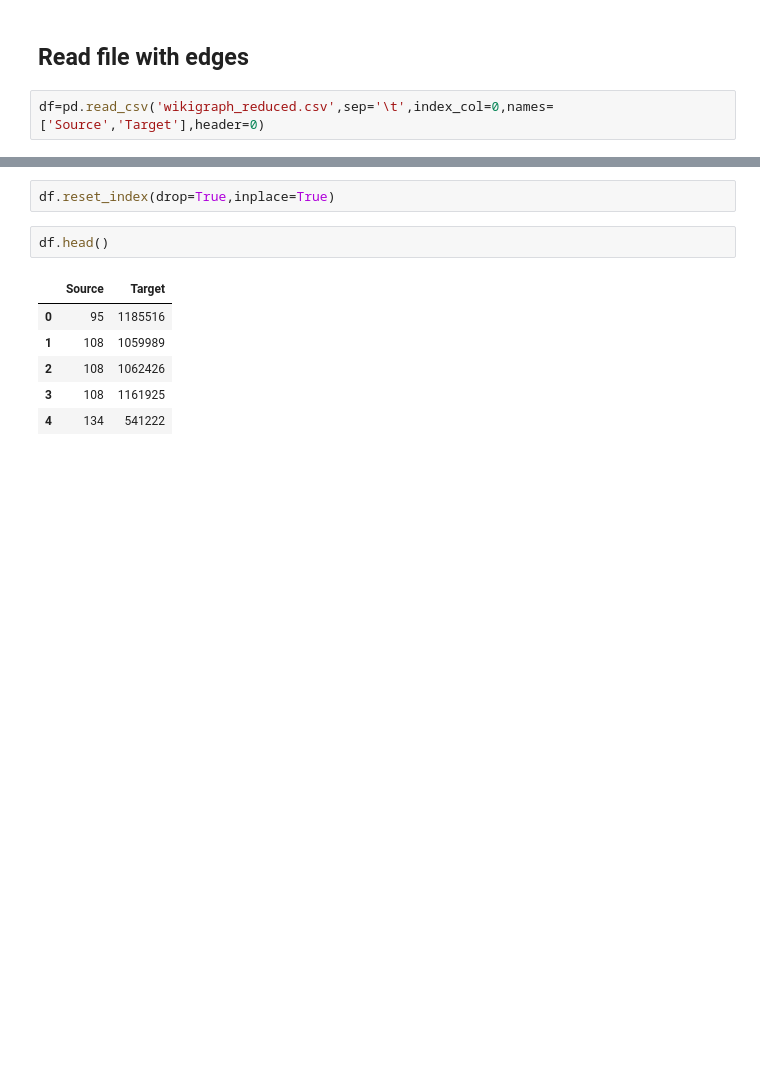
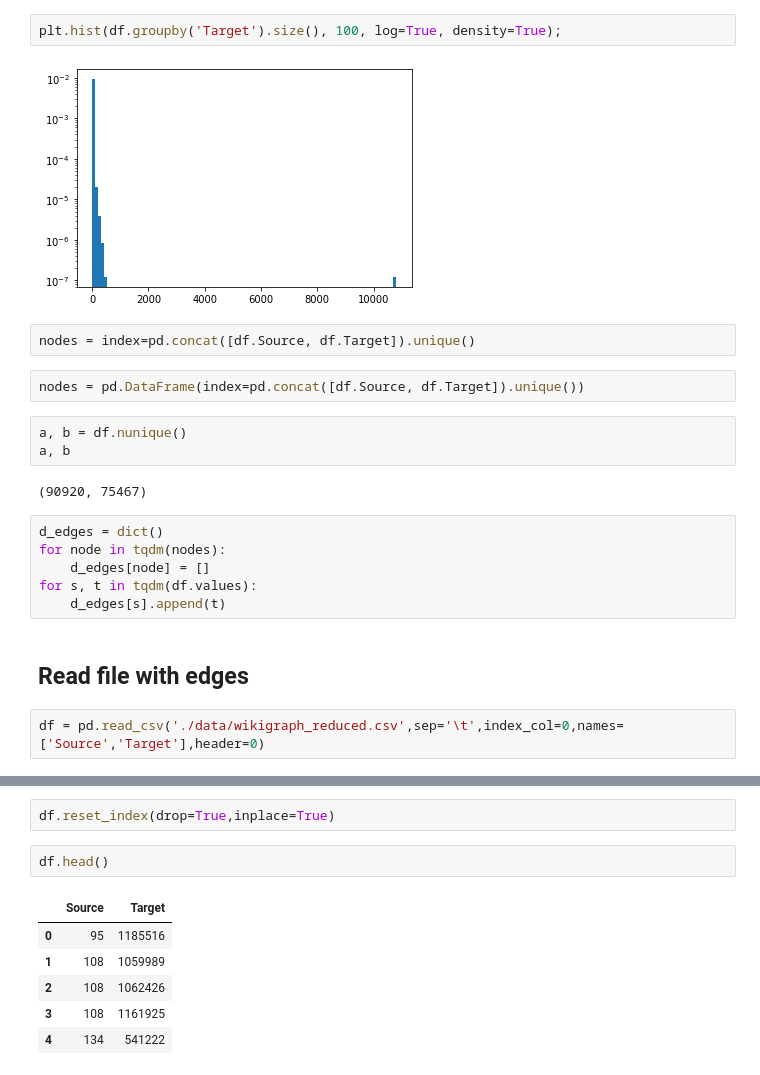
Before and after one commit to nicolac1999/ADM-HW5, a Jupyter notebook: hm5_29_12.ipynb, the cells around one changed output, grey strips where cells are left out. Drawn from its saved outputs; the diff is of its cells as text; blank space fills up the shorter version.

```diff
--- a/hm5_29_12.ipynb
+++ b/hm5_29_12.ipynb
@@ -11,4 +168,23 @@ import statistics
+# %%
+plt.hist(df.groupby('Target').size(), 100, log=True, density=True);
+# %% [output]
+[figure, added]
+# %%
+nodes = index=pd.concat([df.Source, df.Target]).unique()
+# %%
+nodes = pd.DataFrame(index=pd.concat([df.Source, df.Target]).unique())
+# %%
+a, b = df.nunique()
+a, b
+# %% [output]
+(90920, 75467)
+# %%
+d_edges = dict()
+for node in tqdm(nodes):
+    d_edges[node] = []
+for s, t in tqdm(df.values):
+    d_edges[s].append(t)
 # %% [markdown]
 ## Read file with edges
 # %%
-df=pd.read_csv('wikigraph_reduced.csv',sep='\t',index_col=0,names=['Source','Target'],header=0)
+df = pd.read_csv('./data/wikigraph_reduced.csv',sep='\t',index_col=0,names=['Source','Target'],header=0)
```
Also changed, not shown: parts of 15 cells of this notebook.
